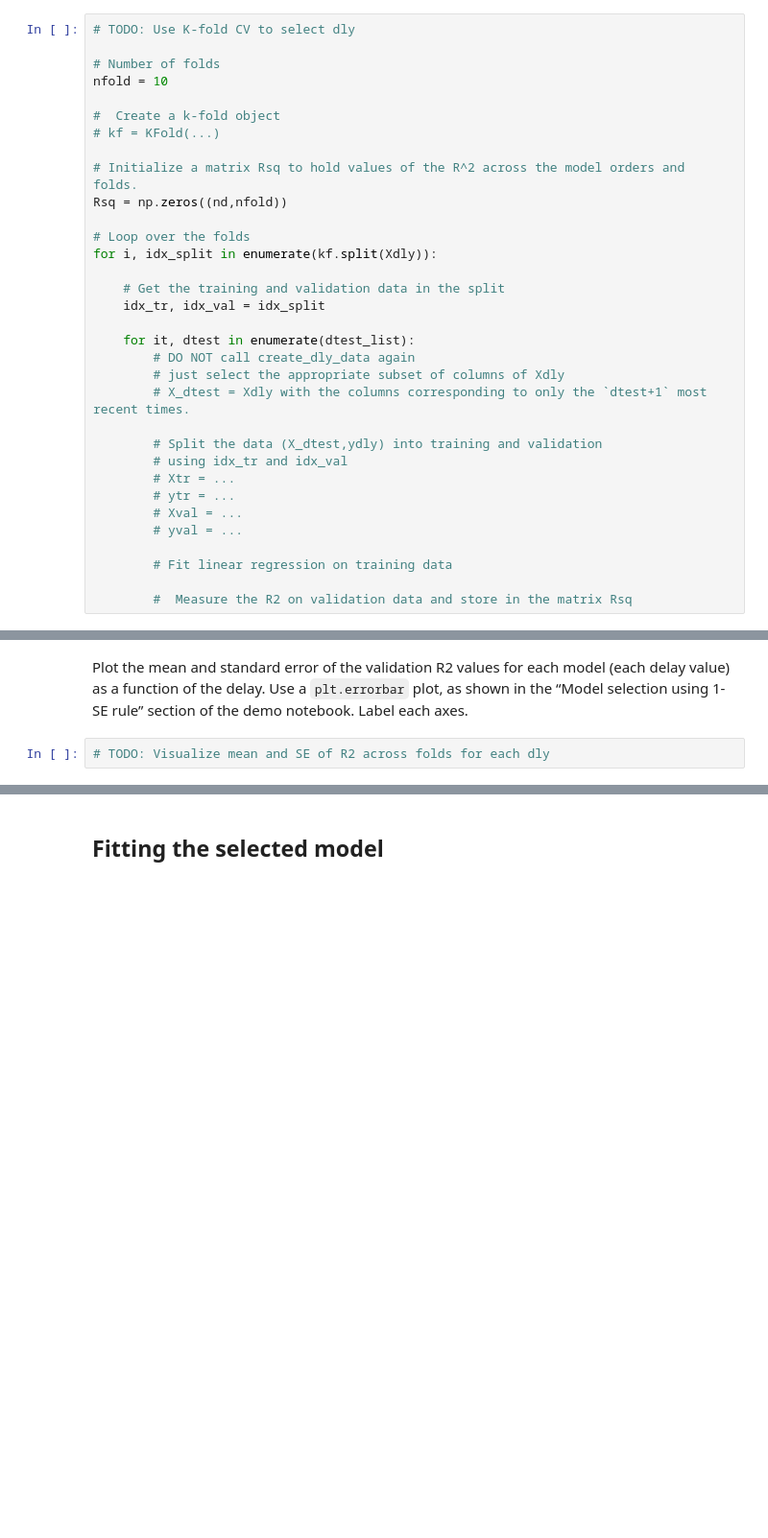
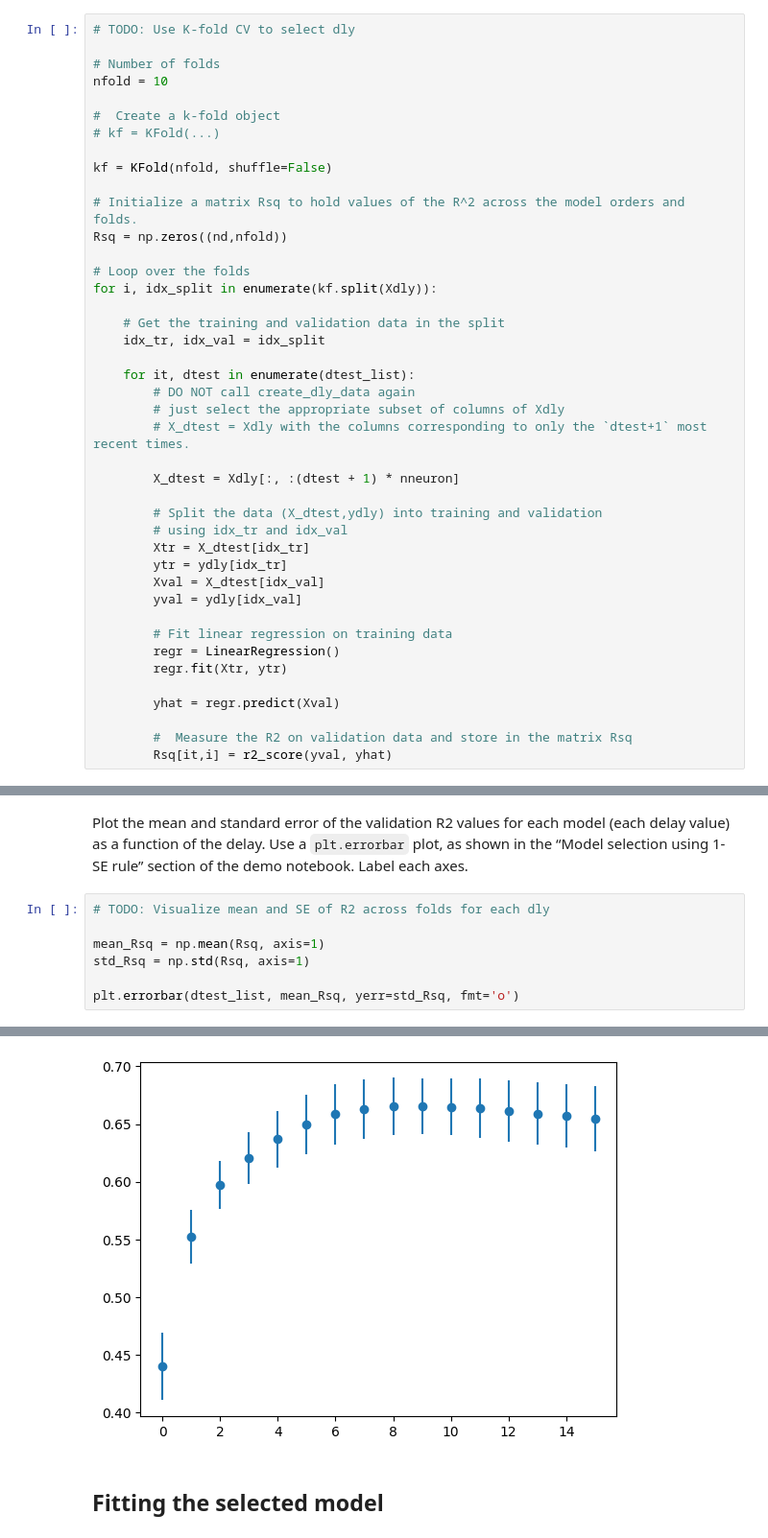
Before and after one commit to ZoeMcFife/5AHITM, a Jupyter notebook: INSY/Colab/#2025-01-30#/neural-model-selection.ipynb, the cells around one changed output, grey strips where cells are left out. Shown at 96% size. Saved outputs shown, nothing was run; the diff lists cells and outputs as text; blank space fills up the shorter version.

```diff
--- a/INSY/Colab/#2025-01-30#/neural-model-selection.ipynb
+++ b/INSY/Colab/#2025-01-30#/neural-model-selection.ipynb
@@ -514,6 +520,8 @@ nfold = 10
 
 #  Create a k-fold object
 # kf = KFold(...)
+
+kf = KFold(nfold, shuffle=False)
 
 # Initialize a matrix Rsq to hold values of the R^2 across the model orders and folds.
 Rsq = np.zeros((nd,nfold))
@@ -529,16 +537,23 @@ for i, idx_split in enumerate(kf.split(Xdly)):
         # just select the appropriate subset of columns of Xdly
         # X_dtest = Xdly with the columns corresponding to only the `dtest+1` most recent times.
 
+        X_dtest = Xdly[:, :(dtest + 1) * nneuron]
+
         # Split the data (X_dtest,ydly) into training and validation
         # using idx_tr and idx_val
-        # Xtr = ...
-        # ytr = ...
-        # Xval = ...
-        # yval = ...
+        Xtr = X_dtest[idx_tr]
+        ytr = ydly[idx_tr]
+        Xval = X_dtest[idx_val]
+        yval = ydly[idx_val]
 
         # Fit linear regression on training data
+        regr = LinearRegression()
+        regr.fit(Xtr, ytr)
+
+        yhat = regr.predict(Xval)
 
         #  Measure the R2 on validation data and store in the matrix Rsq
+        Rsq[it,i] = r2_score(yval, yhat)
 # %% [markdown]
 Write code to find the delay that has the best mean validation R2. Get the best delay according to the “best R2” rule, and save it in `d_opt`.
 # %%
@@ -551,3 +589,9 @@ Now write code to find the best delay using the one SE rule (i.e. find the simp
 Plot the mean and standard error of the validation R2 values for each model (each delay value) as a function of the delay. Use a `plt.errorbar` plot, as shown in the “Model selection using 1-SE rule” section of the demo notebook. Label each axes.
 # %%
 # TODO: Visualize mean and SE of R2 across folds for each dly
+
+mean_Rsq = np.mean(Rsq, axis=1)
+std_Rsq = np.std(Rsq, axis=1)
+
+plt.errorbar(dtest_list, mean_Rsq, yerr=std_Rsq, fmt='o')
+# %% [output]
@@ -554,3 +599,4 @@ Plot the mean and standard error of the validation R2 values for each model (eac
+[figure, added]
 # %% [markdown]
 Fitting the selected model
 --------------------------
```
Also changed, not shown: parts of 12 cells of this notebook.
